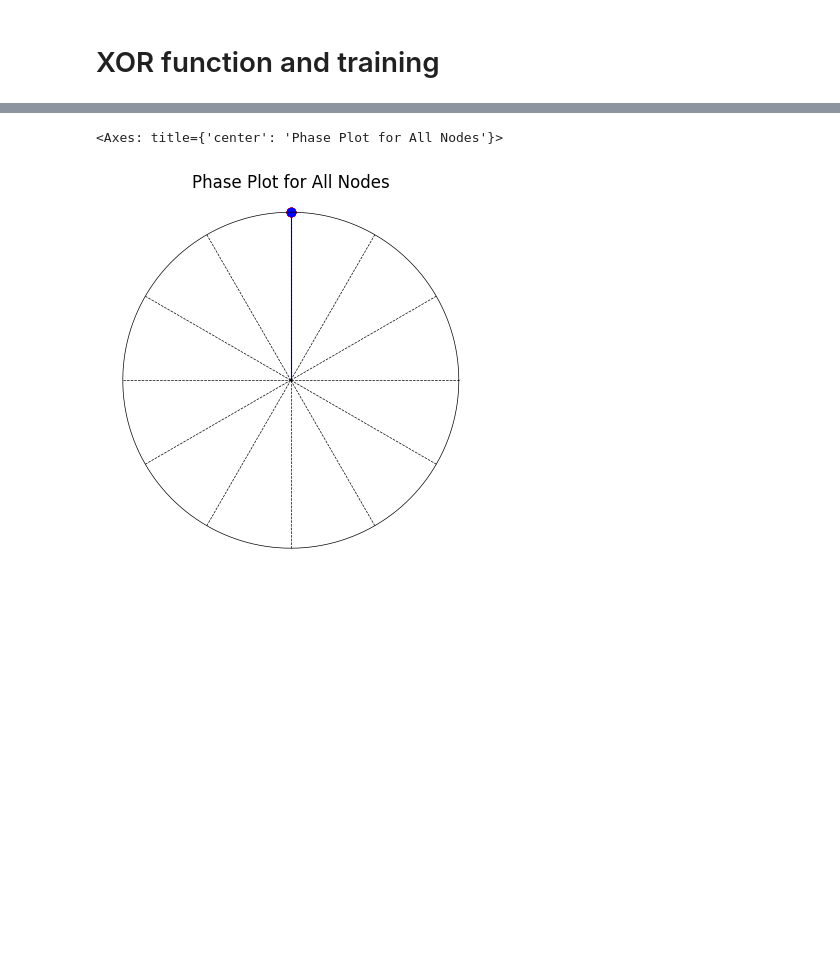
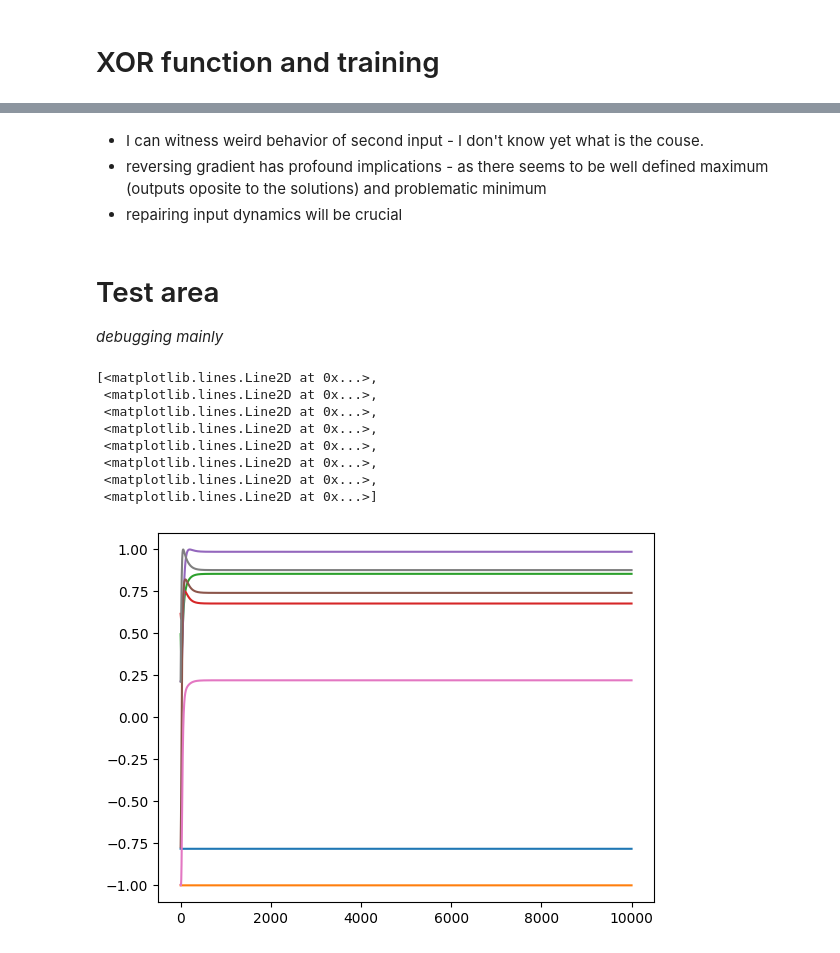
Before and after one commit to Mniszko/Network-of-coupled-Kuramoto-oscillators, a Jupyter notebook: main.ipynb, the cells around one changed output, grey strips where cells are left out. Cells and saved outputs as stored; diff of their text form; code cells hidden in the pictures; blank space fills up the shorter version.

```diff
--- a/main.ipynb
+++ b/main.ipynb
@@ -967,6 +1023,60 @@ NodeDataView({0: {'phase': 3.141592653589793, 'frequency': 1}, 1: {'phase': 3.14
-# %%
-fig, ax = plt.subplots()
-draw_phase_correlation(ax, network, rotate=True)
-# %% [output]
-<Axes: title={'center': 'Phase Plot for All Nodes'}>
-[figure, removed]
+# %% [markdown]
+- I can witness weird behavior of second input - I don't know yet what is the couse.
+- reversing gradient has profound implications - as there seems to be well defined maximum (outputs oposite to the solutions) and problematic minimum
+- repairing input dynamics will be crucial
+# %% [markdown]
+# Test area
+*debugging mainly*
+# %%
+randomize_node_phases(network)
+graph = network
+independent_nodes=[0,1]
+
+def graph_kuramoto_oscillators(theta, t, omega, K, h, psi, N, coupled_theta):
+    dtheta_dt = np.zeros_like(theta)
+    for i in range(N):
+        if -1 in coupled_theta[i]:  # Handle independent nodes
+            dtheta_dt[i] = omega[i]
+        else:
+            coupled_values = theta[coupled_theta[i]]
+            sin_diffs = np.sin(theta[i] - coupled_values)
+            sin_external = np.sin(theta[i] - psi[i])
+            dtheta_dt[i] = np.sum((K[i] * sin_diffs) - (h[i]*sin_external)) / N
+    return dtheta_dt
+
+theta0 = np.array([node[1]['phase'] for node in graph.nodes(data=True)])
+T = 100.0  # Total time (it could be as low as 10 or less)
+dt = 0.01  # Time step
+times = np.arange(0, T+dt, dt)
+omega = np.array([node[1]['frequency'] for node in graph.nodes(data=True)])
+h = np.array([node[1]['bias'] for node in graph.nodes(data=True)])
+psi = np.array([node[1]['bias_phase'] for node in graph.nodes(data=True)])
+K = [[edge[2] for edge in graph.edges(node, data="weight")] for node in graph.nodes]
+N = graph.number_of_nodes()
+max_length = max([len(sublist) for sublist in K])
+K = np.zeros((N, max_length))
+coupled_theta = np.zeros((N, max_length)).astype(int)
+independent_indices = [np.where(theta0 == graph.nodes[node]['phase'])[0][0] for node in independent_nodes]
+for i, node in enumerate(graph.nodes()):
+    for j, neighbor in enumerate(graph.neighbors(node)):
+        K[i, j] = graph[node][neighbor]['weight']
+        neighbor_index = int(np.where(theta0==graph.nodes[neighbor]['phase'])[0][0])
+        coupled_theta[i, j] = neighbor_index if i not in independent_indices else i  # this should return coupling to self which indicates no coupling at all
+
+
+#graph_kuramoto_oscillators(theta, t, omega, K, h, psi, N, coupled_theta)
+
+thetas, output = odeint(graph_kuramoto_oscillators, theta0, times, args=(omega, K, h, psi, N, coupled_theta), full_output=1)
+
+
+plt.plot(np.cos(thetas))
+# %% [output]
+[<matplotlib.lines.Line2D at 0x...>,
+ <matplotlib.lines.Line2D at 0x...>,
+ <matplotlib.lines.Line2D at 0x...>,
+ <matplotlib.lines.Line2D at 0x...>,
+ <matplotlib.lines.Line2D at 0x...>,
+ <matplotlib.lines.Line2D at 0x...>,
+ <matplotlib.lines.Line2D at 0x...>,
+ <matplotlib.lines.Line2D at 0x...>]
+[figure, added]
```
Also changed, not shown: parts of 19 cells of this notebook, 4 other files.
